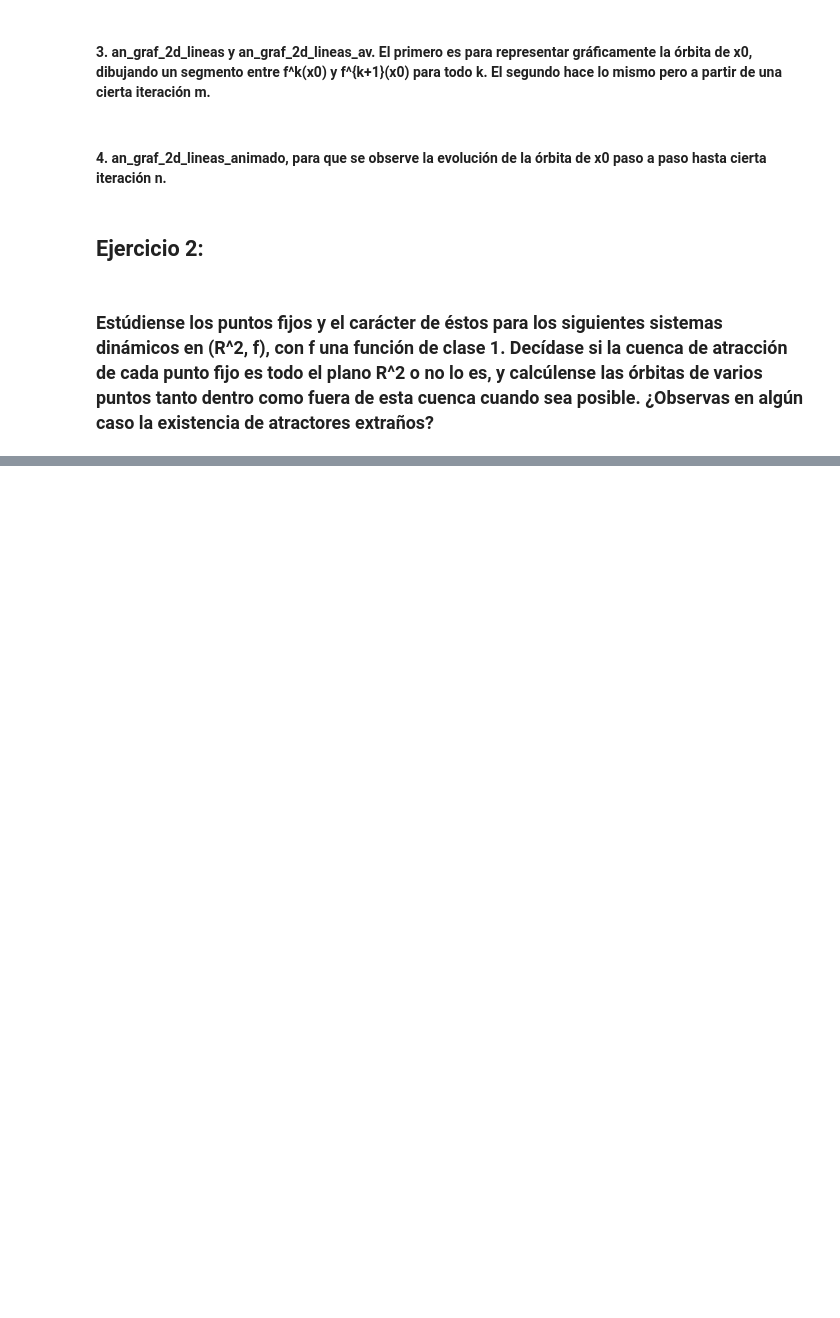
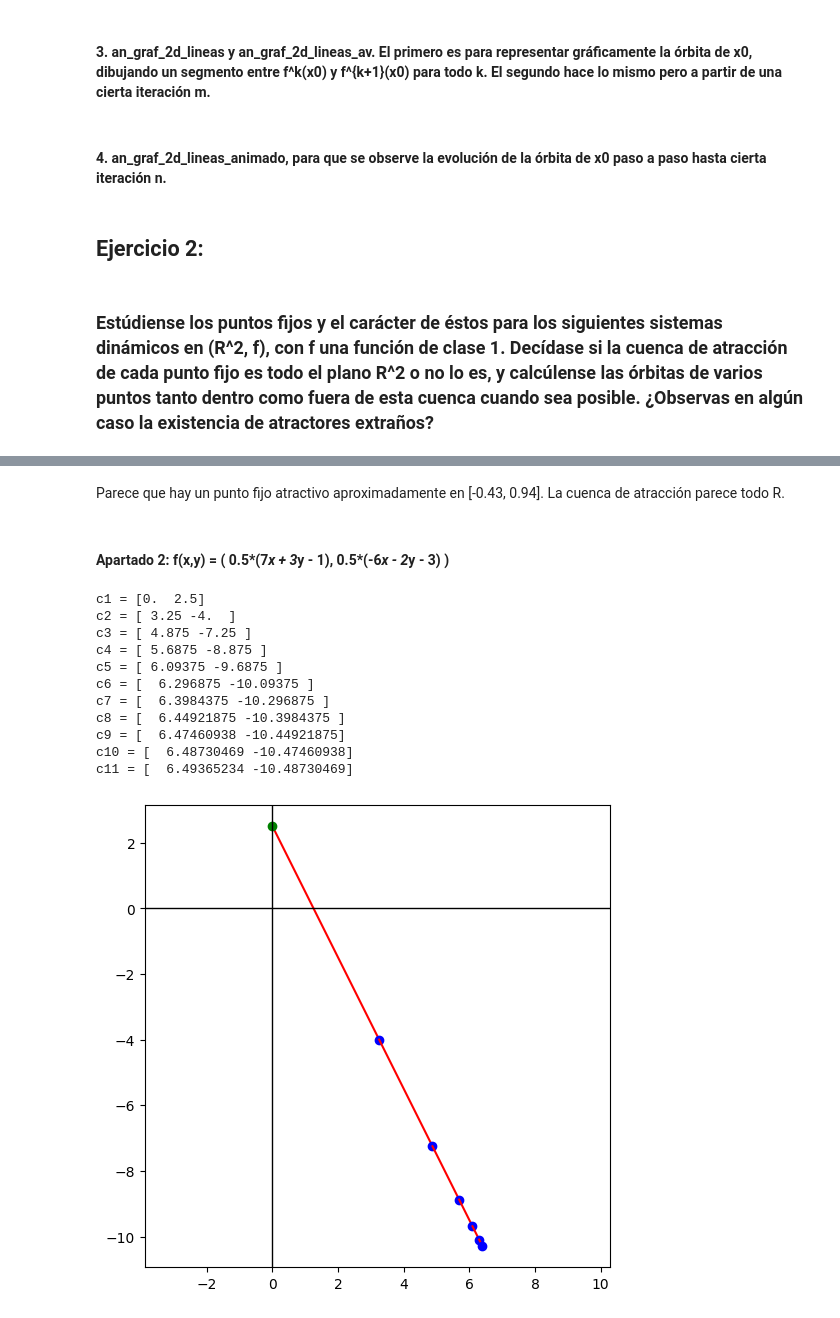
Before and after one commit to MiluEnAlmibar/Fractales, a Jupyter notebook: python/Sistemas dinámicos/hoja2 ejercicios 1 y 2.ipynb, the cells around one changed output, grey strips where cells are left out. Saved outputs shown, nothing was run; the diff lists cells and outputs as text; code cells hidden in the pictures; blank space fills up the shorter version.

```diff
--- a/python/Sistemas dinámicos/hoja2 ejercicios 1 y 2.ipynb
+++ b/python/Sistemas dinámicos/hoja2 ejercicios 1 y 2.ipynb
@@ -159,0 +154,32 @@ an_graf_2d_lineas_animado(f1, x0=[-1.2, 1.5], n=30)
+# %% [markdown]
+Parece que hay un punto fijo atractivo aproximadamente en [-0.43, 0.94]. La cuenca de atracción parece todo R.
+# %% [markdown]
+#### Apartado 2: f(x,y) = ( 0.5*(7*x + 3*y - 1),  0.5*(-6*x - 2*y - 3) )
+# %%
+def f2(v):
+    x, y = v
+    fx = 0.5 * (7*x + 3*y - 1)
+    fy = 0.5 * (-6*x - 2*y - 3)
+    return [fx, fy]
+
+x0 = [0,2.5]
+for k, p in enumerate(orb_num_2d(f2, x0, 10)):
+    print(f'c{k+1} = {p}')
+
+
+an_graf_2d_lineas(f2, x0, 6)
+an_graf_2d_lineas(f2, [-0.5, 0.5], 6)
+an_graf_2d_lineas(f2, [0.5,0.5], 6)
+# %% [output]
+c1 = [0.  2.5]
+c2 = [ 3.25 -4.  ]
+c3 = [ 4.875 -7.25 ]
+c4 = [ 5.6875 -8.875 ]
+c5 = [ 6.09375 -9.6875 ]
+c6 = [  6.296875 -10.09375 ]
+c7 = [  6.3984375 -10.296875 ]
+c8 = [  6.44921875 -10.3984375 ]
+c9 = [  6.47460938 -10.44921875]
+c10 = [  6.48730469 -10.47460938]
+c11 = [  6.49365234 -10.48730469]
+[figure, added]
```
Also changed, not shown: parts of 19 cells of this notebook.
